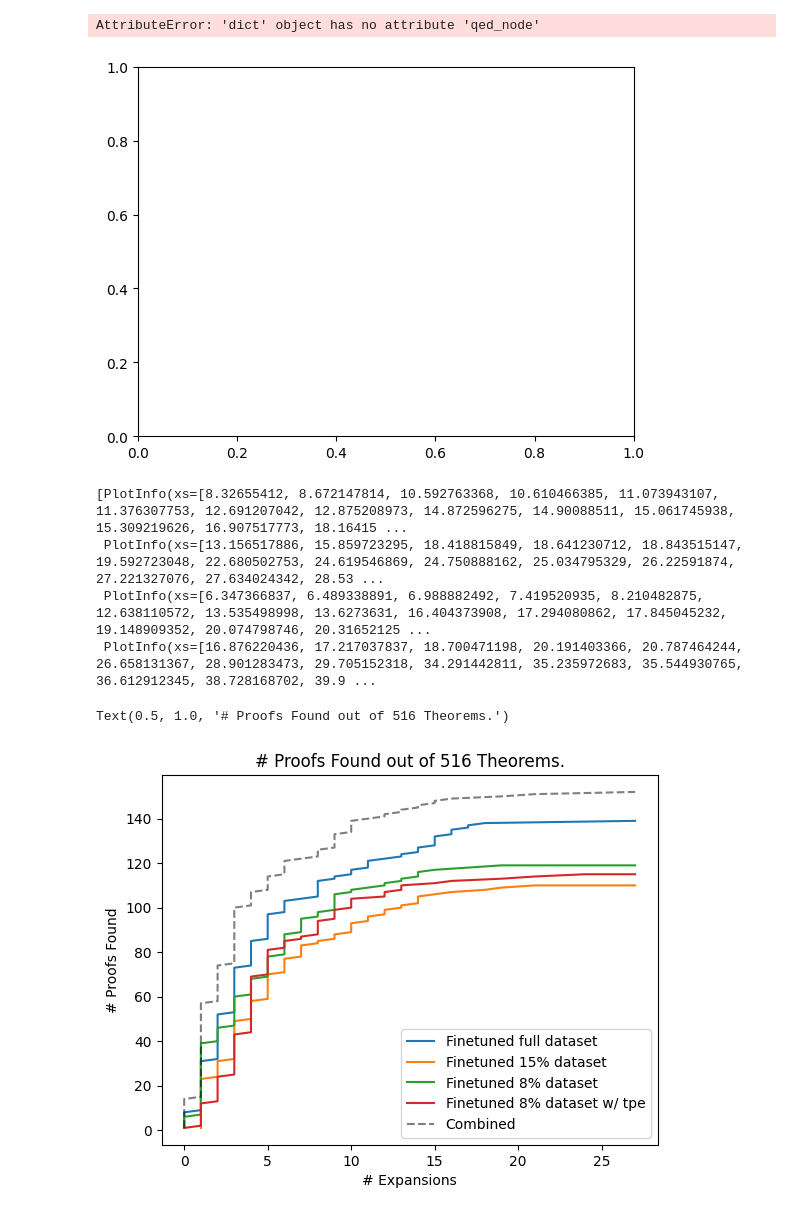
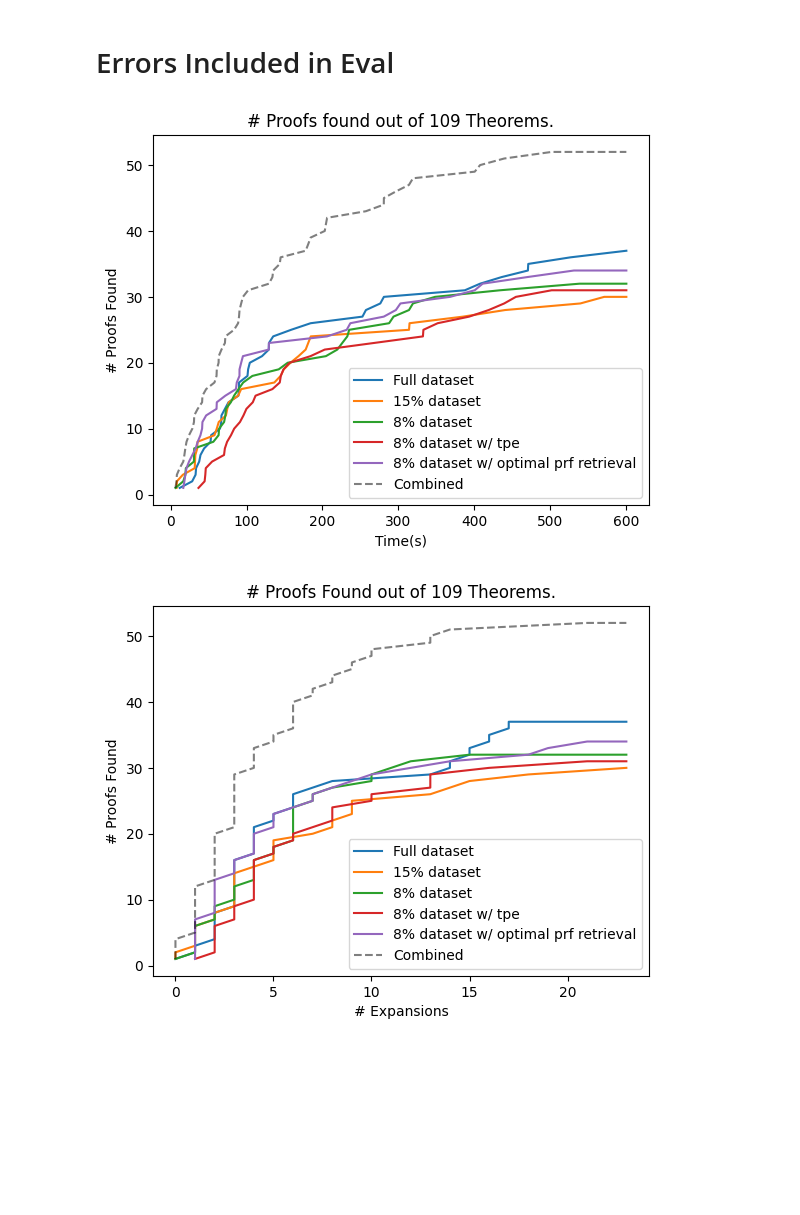
Before and after one commit to rkthomps/coq-modeling, a Jupyter notebook: notebooks/evaluation/plot_eval.ipynb, the cells around one changed output. Saved outputs shown, nothing was run; the diff lists cells and outputs as text; code cells hidden in the pictures; blank space fills up the shorter version.

Commit message:
Fixed bug in evaluation with imported project files. Continued work on proof retrieval

```diff
--- a/notebooks/evaluation/plot_eval.ipynb
+++ b/notebooks/evaluation/plot_eval.ipynb
@@ -19,9 +22,11 @@ import matplotlib.pyplot as plt
 # %%
 EVAL_DIRS = [
-    ("Finetuned full dataset", "/home/ubuntu/coq-modeling/evals/codellama-7b-basic-rnd-split"),
-    ("Finetuned 15% dataset", "/home/ubuntu/coq-modeling/evals/codellama-7b-basic-rnd-split-rnd-samp-15-pct"),
-    ("Finetuned 8% dataset", "/home/ubuntu/coq-modeling/evals/codellama-7b-basic-rnd-split-rnd-samp-8-pct"),
-    ("Finetuned 8% dataset w/ tpe", "/home/ubuntu/coq-modeling/evals/codellama-7b-tpe-1k-rnd-split-rnd-samp-8-pct"),
+    ("Full dataset", "/home/ubuntu/coq-modeling/evals/codellama-7b-basic-rnd-split"),
+    ("15% dataset", "/home/ubuntu/coq-modeling/evals/codellama-7b-basic-rnd-split-rnd-samp-15-pct"),
+    ("8% dataset", "/home/ubuntu/coq-modeling/evals/codellama-7b-basic-rnd-split-rnd-samp-8-pct"),
+    ("8% dataset w/ tpe", "/home/ubuntu/coq-modeling/evals/codellama-7b-tpe-1k-rnd-split-rnd-samp-8-pct"),
+    ("8% dataset w/ optimal prf retrieval", "/home/ubuntu/coq-modeling/evals/codellama-7b-prf-oracle-rnd-split-rnd-samp-8-pct"),
+
 ]
 # %%
 eval_dirs = [b for _, b in EVAL_DIRS]
@@ -47,50 +52,49 @@ def get_matching_x_axes(
         combined_plot_info.ys.append(combined_plot_info.ys[-1])
 
     return plot_infos, combined_plot_info
+# %% [markdown]
+# Errors Included in Eval
 # %%
-fig, ax = plt.subplots()
-assert type(ax) == plt.Axes
+def plot_by_time(shared_proofs: set[str], eval_dicts: list[EvalDict]) -> None:
+    fig, ax = plt.subplots()
+    assert type(ax) == plt.Axes
 
-plot_infos, combined_plot_info = get_matching_x_axes(eval_dicts, time_key)
+    plot_infos, combined_plot_info = get_matching_x_axes(eval_dicts, time_key)
 
-for plot_info in plot_infos:
-    ax.plot(plot_info.xs, plot_info.ys, label=plot_info.name)
+    for plot_info in plot_infos:
+        ax.plot(plot_info.xs, plot_info.ys, label=plot_info.name)
 
-ax.plot(combined_plot_info.xs, combined_plot_info.ys, "--", label=combined_plot_info.name, color="black", alpha=0.5,)
+    ax.plot(combined_plot_info.xs, combined_plot_info.ys, "--", label=combined_plot_info.name, color="black", alpha=0.5,)
 
-ax.legend()
-ax.set_xlabel("Time(s)")
-ax.set_ylabel("# Proofs Found")
-ax.set_title(f"# Proofs found out of {len(shared_proof_names)} Theorems.")
+    ax.legend()
+    ax.set_xlabel("Time(s)")
+    ax.set_ylabel("# Proofs Found")
+    ax.set_title(f"# Proofs found out of {len(shared_proofs)} Theorems.")
+
+plot_by_time(shared_proof_names, eval_dicts)
 # %% [output]
-AttributeError: 'dict' object has no attribute 'qed_node'
-[figure, old version]
+[figure, new version]
-# %%
-plot_infos
-# %% [output]
-[PlotInfo(xs=[8.32655412, 8.672147814, 10.592763368, 10.610466385, 11.073943107, 11.376307753, 12.691207042, 12.875208973, 14.872596275, 14.90088511, 15.061745938, 15.309219626, 16.907517773, 18.16415 ...
- PlotInfo(xs=[13.156517886, 15.859723295, 18.418815849, 18.641230712, 18.843515147, 19.592723048, 22.680502753, 24.619546869, 24.750888162, 25.034795329, 26.22591874, 27.221327076, 27.634024342, 28.53 ...
- PlotInfo(xs=[6.347366837, 6.489338891, 6.988882492, 7.419520935, 8.210482875, 12.638110572, 13.535498998, 13.6273631, 16.404373908, 17.294080862, 17.845045232, 19.148909352, 20.074798746, 20.31652125 ...
- PlotInfo(xs=[16.876220436, 17.217037837, 18.700471198, 20.191403366, 20.787464244, 26.658131367, 28.901283473, 29.705152318, 34.291442811, 35.235972683, 35.544930765, 36.612912345, 38.728168702, 39.9 ...
 # %%
-fig, ax = plt.subplots()
-assert type(ax) == plt.Axes
+def plot_by_expansions(shared_proofs: set[str], eval_dicts: list[EvalDict]) -> None:
+    fig, ax = plt.subplots()
+    assert type(ax) == plt.Axes
 
-plot_infos, combined_plot_info = get_matching_x_axes(eval_dicts, expanded_key)
+    plot_infos, combined_plot_info = get_matching_x_axes(eval_dicts, expanded_key)
 
-for plot_info in plot_infos:
-    ax.plot(plot_info.xs, plot_info.ys, label=plot_info.name)
+    for plot_info in plot_infos:
+        ax.plot(plot_info.xs, plot_info.ys, label=plot_info.name)
 
-ax.plot(combined_plot_info.xs, combined_plot_info.ys, "--", label=combined_plot_info.name, color="black", alpha=0.5,)
+    ax.plot(combined_plot_info.xs, combined_plot_info.ys, "--", label=combined_plot_info.name, color="black", alpha=0.5,)
 
 
-ax.legend()
-ax.set_xlabel("# Expansions")
-ax.set_ylabel("# Proofs Found")
-ax.set_title(f"# Proofs Found out of {len(shared_proof_names)} Theorems.")
+    ax.legend()
+    ax.set_xlabel("# Expansions")
+    ax.set_ylabel("# Proofs Found")
+    ax.set_title(f"# Proofs Found out of {len(shared_proofs)} Theorems.")
+
+plot_by_expansions(shared_proof_names, eval_dicts)
 # %% [output]
-Text(0.5, 1.0, '# Proofs Found out of 516 Theorems.')
-[figure, old version]
+[figure, new version]
 # %%
 ranges = [
     LengthRange(0, 5),
```
Also changed, not shown: parts of 12 cells of this notebook, 31 other files.
